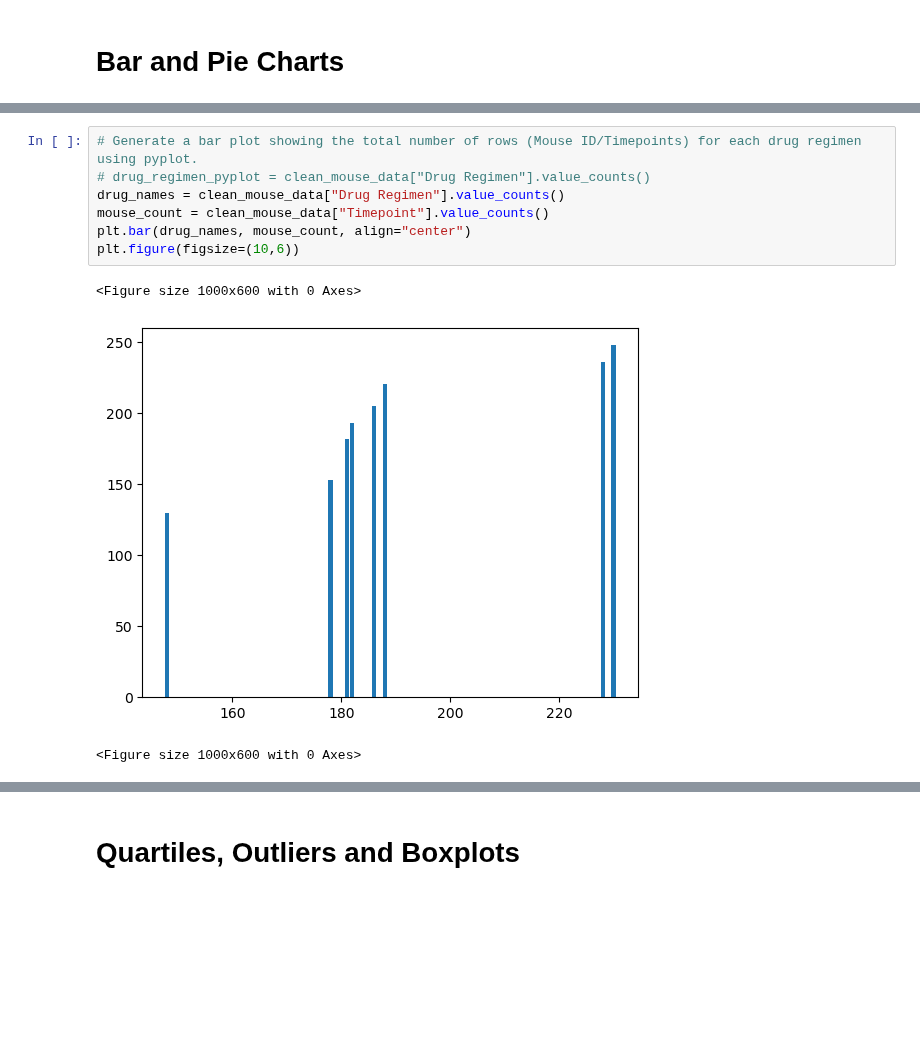
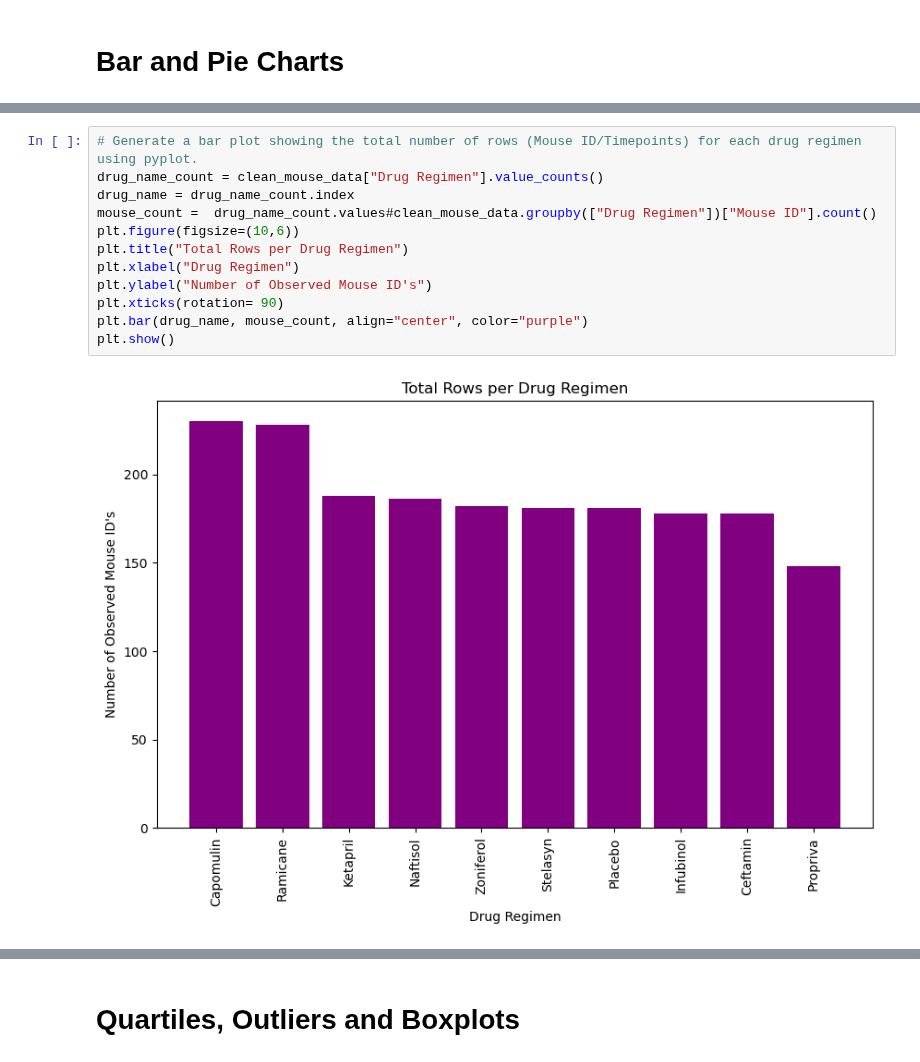
Before and after one commit to Data-Miner99/matplotlib-challenge, a Jupyter notebook: Pymaceuticals/pymaceuticals_code.ipynb, the cells around one changed output, grey strips where cells are left out. Drawn from its saved outputs; the diff is of its cells as text; blank space fills up the shorter version.

Commit message:
Data Visualization

```diff
--- a/Pymaceuticals/pymaceuticals_code.ipynb
+++ b/Pymaceuticals/pymaceuticals_code.ipynb
@@ -164,15 +163,18 @@ drug_regimen_pdplot.plot(kind="bar", xlabel="Drug Regimen",ylabel="Number of Obs
 [figure]
 # %%
 # Generate a bar plot showing the total number of rows (Mouse ID/Timepoints) for each drug regimen using pyplot.
-# drug_regimen_pyplot = clean_mouse_data["Drug Regimen"].value_counts()
-drug_names = clean_mouse_data["Drug Regimen"].value_counts()
-mouse_count = clean_mouse_data["Timepoint"].value_counts()
-plt.bar(drug_names, mouse_count, align="center")
+drug_name_count = clean_mouse_data["Drug Regimen"].value_counts()
+drug_name = drug_name_count.index
+mouse_count =  drug_name_count.values#clean_mouse_data.groupby(["Drug Regimen"])["Mouse ID"].count()
 plt.figure(figsize=(10,6))
+plt.title("Total Rows per Drug Regimen")
+plt.xlabel("Drug Regimen")
+plt.ylabel("Number of Observed Mouse ID's")
+plt.xticks(rotation= 90)
+plt.bar(drug_name, mouse_count, align="center", color="purple")
+plt.show()
 # %% [output]
-<Figure size 1000x600 with 0 Axes>
-[figure, old version]
+[figure, new version]
-<Figure size 1000x600 with 0 Axes>
 # %%
 # Generate a pie plot showing the distribution of female versus male mice using Pandas
 mouse_gender = clean_mouse_data["Sex"].value_counts()
```
Also changed, not shown: parts of 7 cells of this notebook.
